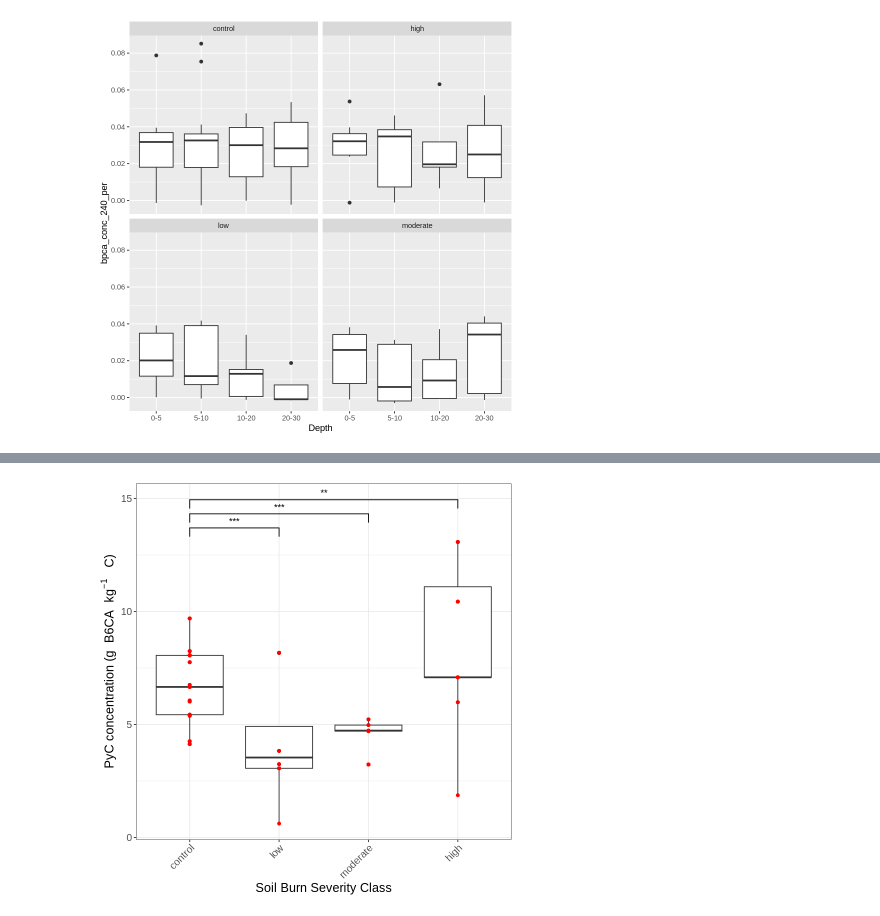
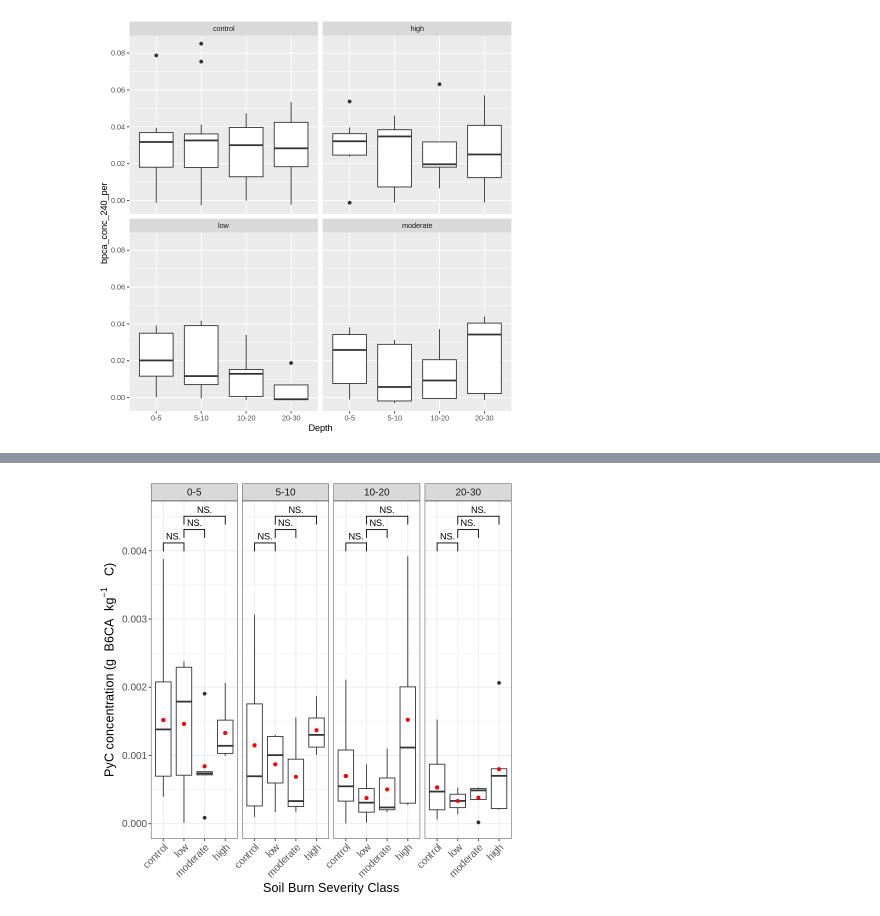
Before and after one commit to seismosmsr/hawaii_soils, a Jupyter notebook: BPCA_Notebook.ipynb, the cells around one changed output, grey strips where cells are left out. Saved outputs shown, nothing was run; the diff lists cells and outputs as text; code cells hidden in the pictures.

```diff
--- a/BPCA_Notebook.ipynb
+++ b/BPCA_Notebook.ipynb
@@ -259,0 +248,27 @@ LF_stoic_dt %>% names
+# %%
+LF_stoic_dt <- LF_stoic_dt[conc_240 <.8]
+# %%
+LF_stoic_dt[,g_kg := (conc_240/bpca_starting_mass_mg)*(fractionation_mass_recovered_g/starting_fract_mass_soil_g)*(C/100) ]
+LF_stoic_dt[,site_total:= sum(g_kg,na.rm=T),by=c('Site')]
+LF_stoic_dt[,group_mean:= mean(site_total,na.rm=T),by=c('Burn_severity')]
+# LF_stoic_dt[,site_total:= mean(g_kg,na.rm=T),by=c('Site')]
+
+LF_stoic_dt[Depth !='10-30'][,Depth := factor(Depth, levels = c('0-5','5-10','10-20','20-30'),labels = c('0-5 cm','5-10 cm','10-20 cm','20-30 cm'))]
+LF_stoic_dt[ ][,Burn_severity := factor(Burn_severity,levels=c('control', 'low', 'moderate','high'))]
+LF_stoic_dt$Burn_severity[LF_stoic_dt$Burn_severity == 'moderate'] <- 'low'
+LF_stoic_dt[,Burn_severity := factor(Burn_severity %>% paste,levels=c('control', 'low' ,'high'))]
+
+LF_stoic_dt[!is.na(conc_240)&g_kg>0&g_kg<20 &site_total <20] %>%
+
+ ggplot(aes(x = Burn_severity, y = site_total)) +
+    geom_boxplot() +
+    geom_point(aes(y=group_mean),color='red')+
+    #(bquote('Mean light fraction soil carbon content ('*mg~ 'C' ~g^-1~'soil'*')'))
+    ylab(bquote('PyC concentration ('*g~ 'B6CA'~kg^-1~' C'*')'))+
+    xlab('Soil Burn Severity Class') +
+        theme_bw()+
+        theme(text = element_text(size=15),axis.text.x = element_text(angle = 45, hjust=1)) +
+    geom_signif(aes(),comparisons = list(c(1,2),c(1,3)),
+              map_signif_level=TRUE,step_increase=.05) +
+    # facet_grid(.~Depth) +
+    coord_cartesian(expand=TRUE)
@@ -260,24 +277,23 @@ LF_stoic_dt %>% names
 # %%
-LF_stoic_dt[,g_kg := (conc_240/bpca_starting_mass_mg)*(C/100)*1000]
+LF_stoic_dt[,g_kg := (conc_240/bpca_starting_mass_mg)*(fractionation_mass_recovered_g/starting_fract_mass_soil_g)*(C/100) ]
 LF_stoic_dt[,group_mean:= mean(g_kg,na.rm=T),by=c('Depth','Burn_severity')]
-LF_stoic_dt[,site_total:= mean(g_kg,na.rm=T),by=c('Site')]
 
 LF_stoic_dt[Depth !='10-30'][,Depth := factor(Depth, levels = c('0-5','5-10','10-20','20-30'),labels = c('0-5 cm','5-10 cm','10-20 cm','20-30 cm'))]
 LF_stoic_dt[ ][,Burn_severity := factor(Burn_severity,levels=c('control', 'low', 'moderate','high'))]
 
-LF_stoic_dt[!is.na(conc_240)&g_kg>0&g_kg<20 &site_total <20] %>%
+LF_stoic_dt[!is.na(conc_240)&g_kg>0&g_kg<20][,group_mean:= mean(g_kg,na.rm=T),by=c('Depth','Burn_severity')] %>%
 
- ggplot(aes(x = Burn_severity, y = site_total)) +
+ ggplot(aes(x = Burn_severity, y = g_kg)) +
     geom_boxplot() +
-    geom_point(aes(y=site_total),color='red')+
+    geom_point(aes(y=group_mean),color='red')+
     #(bquote('Mean light fraction soil carbon content ('*mg~ 'C' ~g^-1~'soil'*')'))
     ylab(bquote('PyC concentration ('*g~ 'B6CA'~kg^-1~' C'*')'))+
     xlab('Soil Burn Severity Class') +
         theme_bw()+
         theme(text = element_text(size=15),axis.text.x = element_text(angle = 45, hjust=1)) +
-    geom_signif(aes(),comparisons = list(c(1,2),c(1,3),c(1,4)),
+    geom_signif(aes(),comparisons = list(c(2,1),c(2,3),c(2,4)),
               map_signif_level=TRUE,step_increase=.05) +
-    # facet_grid(.~Depth) +
+    facet_grid(.~Depth) +
     coord_cartesian(expand=TRUE)
 # %% [output]
-[figure, old version]
+[figure, new version]
```
Also changed, not shown: parts of 3 cells of this notebook.
